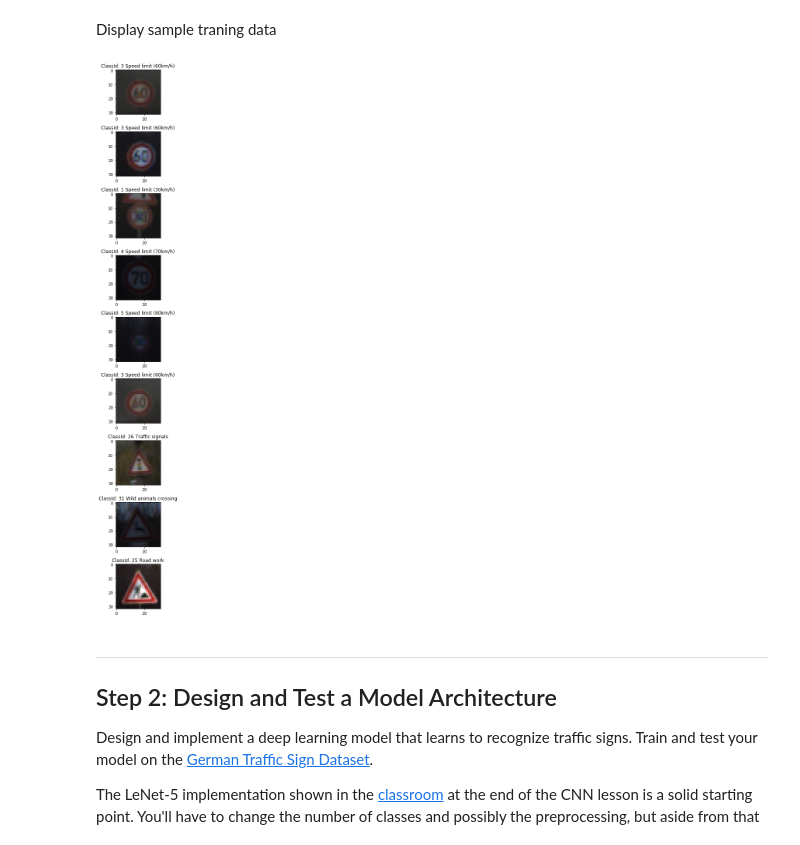
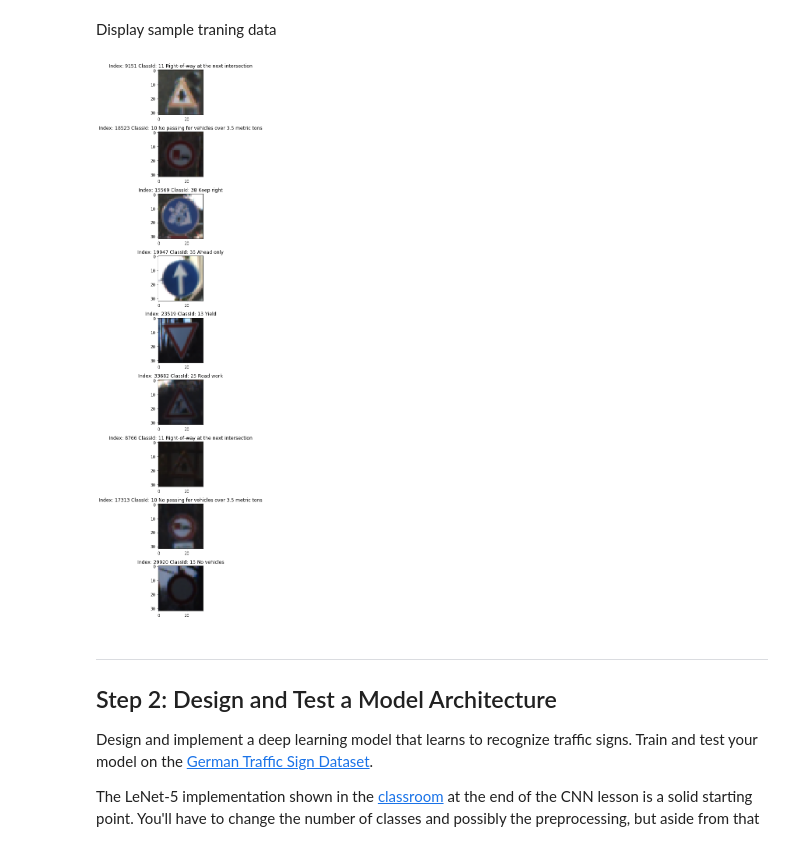
Before and after one commit to niechen/CarND-Traffic-Sign-Classifier-Project, a Jupyter notebook: Traffic_Sign_Classifier.ipynb, the cells around one changed output. Cells and saved outputs as stored; diff of their text form; code cells hidden in the pictures.

```diff
--- a/Traffic_Sign_Classifier.ipynb
+++ b/Traffic_Sign_Classifier.ipynb
@@ -113,21 +113,21 @@ Display sample traning data
 # %%
 import random
 import numpy as np
 import matplotlib.pyplot as plt
 %matplotlib inline
 
 fig = plt.figure(figsize=(20,20))
 for i in range(9):#enumerate(np.random.random_integers(0, len(X_train), size=(9,))):
     index = random.randint(0, len(X_train))
     ax = fig.add_subplot(911 + i)
     image = X_train[index].squeeze()
     ax.imshow(image)
     class_id = y_train[index]
-    title = "ClassId: "+str(class_id)+" "+signnames.loc[class_id].iloc[0]
+    title = "Index: " + str(index) + " ClassId: "+str(class_id)+" "+signnames.loc[class_id].iloc[0]
     ax.set_title(title)
 plt.tight_layout()
 # %% [output]
-[figure, old version]
+[figure, new version]
 # %% [markdown]
 ----
 
```
Also changed, not shown: parts of 8 cells of this notebook.
